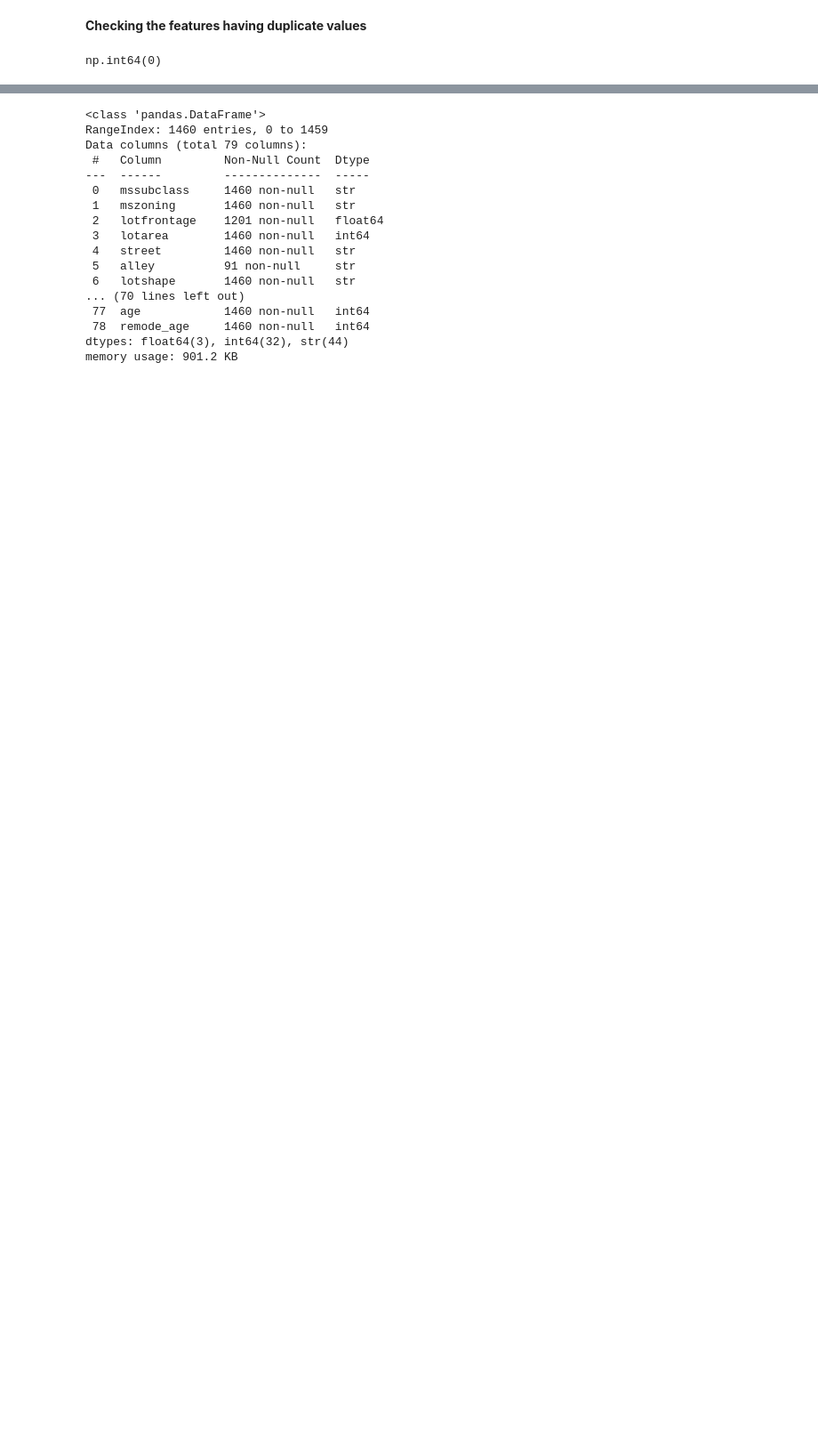
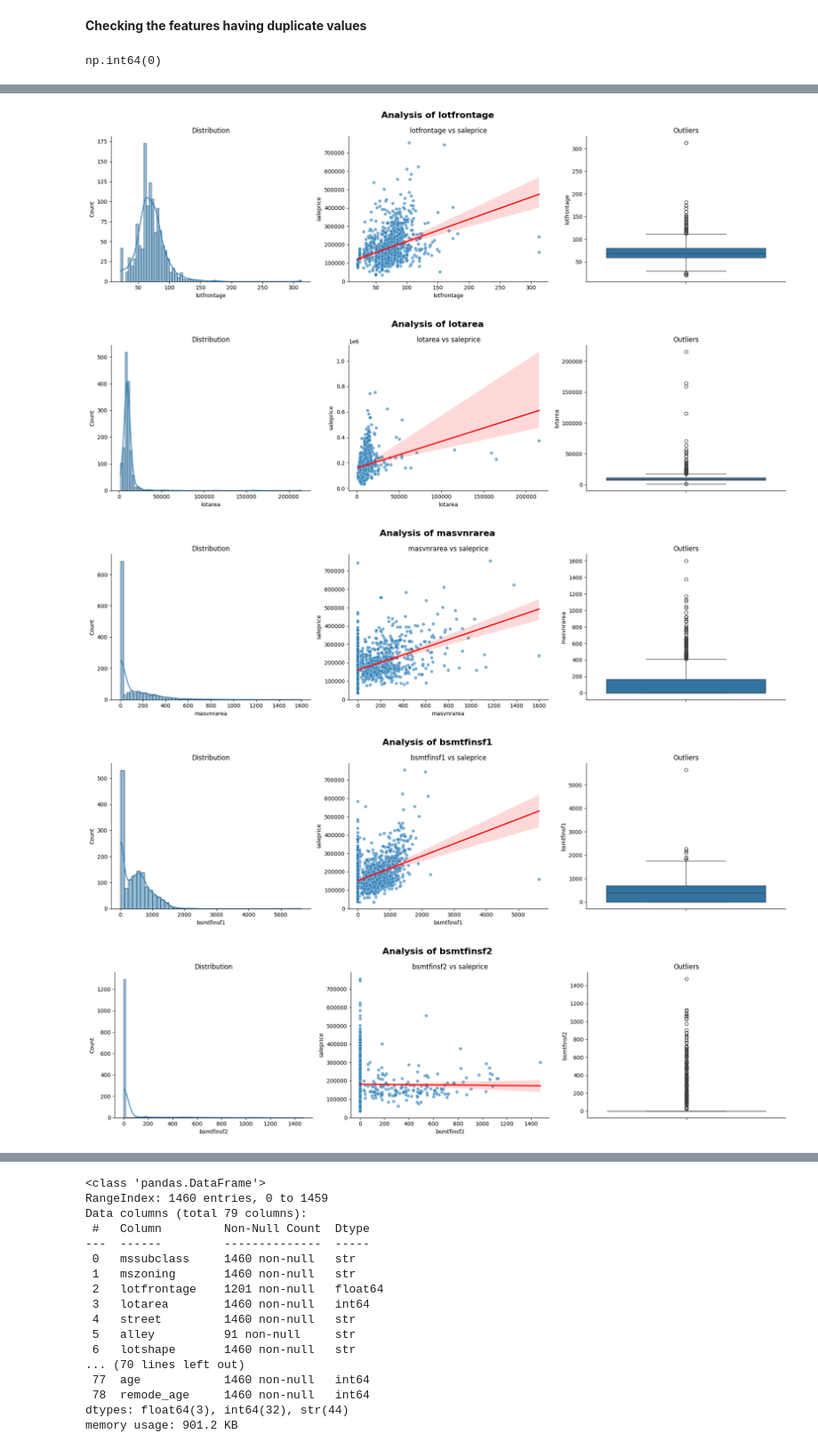
Before and after one commit to AsokTamang/houseprice_predictor, a Jupyter notebook: notebook/EDA.ipynb, the cells around one changed output, grey strips where cells are left out. Shown at 89% size. Cells and saved outputs as stored; diff of their text form; code cells hidden in the pictures; blank space fills up the shorter version.

Commit message:
plot of the continuous numerical data

```diff
--- a/notebook/EDA.ipynb
+++ b/notebook/EDA.ipynb
@@ -134,0 +109,12 @@ plt.show()
+# %%
+def categorize_features(df):
+    numerical_features = df.select_dtypes(include = np.number).columns.tolist()  #grabbing all the features of type number 'int or float'
+    categorical_features = df.select_dtypes(exclude = np.number).columns.tolist()  #grabbing the features which are not of type number
+    continuous = [feature for feature in numerical_features if df[feature].nunique() > 20]
+    discrete =  [feature for feature in numerical_features if df[feature].nunique() <=20]
+    return numerical_features, categorical_features, continuous, discrete
+numerical_features, categorical_features, continuous, discrete = categorize_features(df)
+print(f'The categorical features are: {categorical_features}\n')
+print(f'The numerical features are: {numerical_features}\n')
+print(f'The continuous features are: {continuous}\n')
+print(f'The discrete features are: {discrete}\n')
@@ -134,0 +129,29 @@ plt.show()
+# %%
+def continuous_plot(df, features, target):
+    for feature in features:
+        fig, axes = plt.subplots(1, 3, figsize=(18, 5))
+        fig.suptitle(f'Analysis of {feature}', fontsize=16, fontweight='bold')
+        # Univariate analysis using Histogram + KDE
+        sns.histplot(df[feature].dropna(), kde=True, ax=axes[0])
+        axes[0].set_title('Distribution', fontsize=12)
+        # Bivariate analysis using Scatterplot vs target
+        sns.scatterplot(x=df[feature], y=df[target], ax=axes[1], alpha=0.6)
+        axes[1].set_title(f'{feature} vs {target}', fontsize=12)
+        #trend line
+        sns.regplot(x=df[feature], y=df[target], scatter=False, ax=axes[1], color='red')
+        # Checking outliers using boxplot
+        sns.boxplot(y=df[feature], ax=axes[2])
+        axes[2].set_title('Outliers', fontsize=12)
+        # Remove extra spines (clean look)
+        for ax in axes:
+            sns.despine(ax=ax)
+
+        plt.tight_layout()
+        plt.show()
+continuous_plot(df, continuous, 'saleprice')
+# %% [output]
+[figure, added]
+[figure, added]
+[figure, added]
+[figure, added]
+[figure, added]
```
Also changed, not shown: parts of 12 cells of this notebook.
